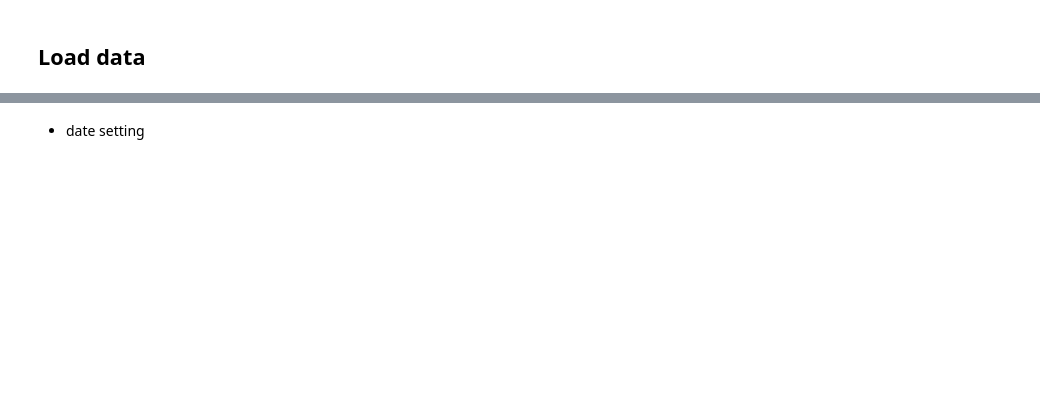
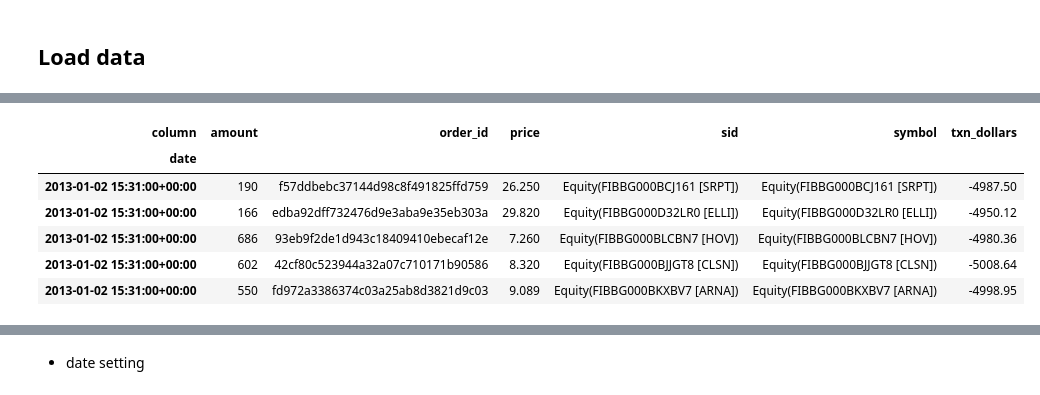
Before and after one commit to yjchoi-95/portfolio, a Jupyter notebook: ipynb/02. portfolio.ipynb, the cells around one changed output, grey strips where cells are left out. Drawn from its saved outputs; the diff is of its cells as text; code cells hidden in the pictures; blank space fills up the shorter version.

```diff
--- a/ipynb/02. portfolio.ipynb
+++ b/ipynb/02. portfolio.ipynb
@@ -28,0 +139,12 @@ stock_df.head()
+# %%
+a = bt_transactions.loc[bt_transactions.index == '2013-01-02 15:31:00+00:00']
+# %%
+a.head()
+# %% [output]
+| column | amount | order_id | price | sid | symbol | txn_dollars |
+| date |  |  |  |  |  |  |
+| 2013-01-02 15:31:00+00:00 | 190 | f57ddbebc37144d98c8f491825ffd759 | 26.250 | Equity(FIBBG000BCJ161 [SRPT]) | Equity(FIBBG000BCJ161 [SRPT]) | -4987.50 |
+| 2013-01-02 15:31:00+00:00 | 166 | edba92dff732476d9e3aba9e35eb303a | 29.820 | Equity(FIBBG000D32LR0 [ELLI]) | Equity(FIBBG000D32LR0 [ELLI]) | -4950.12 |
+| 2013-01-02 15:31:00+00:00 | 686 | 93eb9f2de1d943c18409410ebecaf12e | 7.260 | Equity(FIBBG000BLCBN7 [HOV]) | Equity(FIBBG000BLCBN7 [HOV]) | -4980.36 |
+| 2013-01-02 15:31:00+00:00 | 602 | 42cf80c523944a32a07c710171b90586 | 8.320 | Equity(FIBBG000BJJGT8 [CLSN]) | Equity(FIBBG000BJJGT8 [CLSN]) | -5008.64 |
+| 2013-01-02 15:31:00+00:00 | 550 | fd972a3386374c03a25ab8d3821d9c03 | 9.089 | Equity(FIBBG000BKXBV7 [ARNA]) | Equity(FIBBG000BKXBV7 [ARNA]) | -4998.95 |
```
Also changed, not shown: parts of 32 cells of this notebook, 6 other files.
